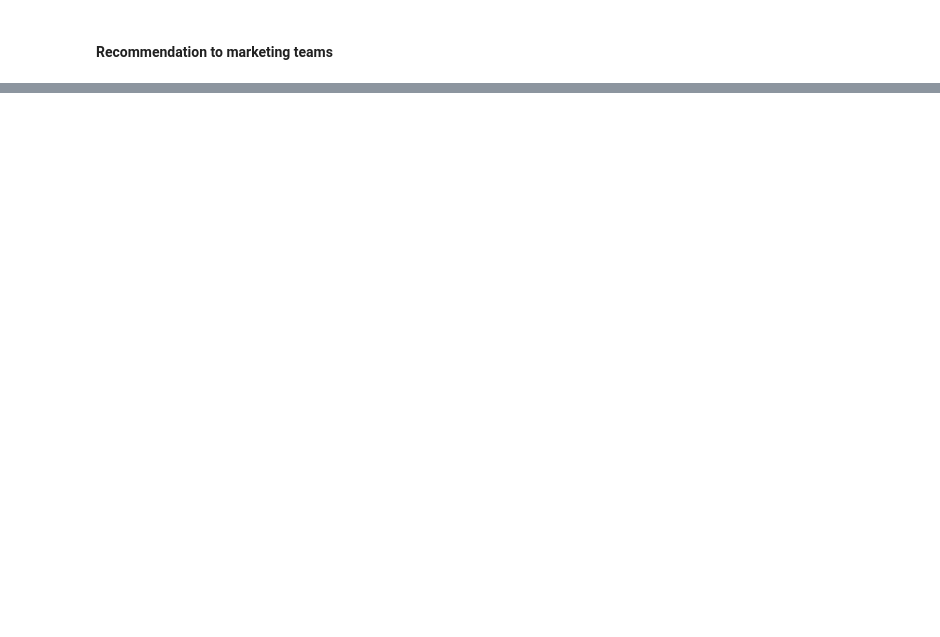
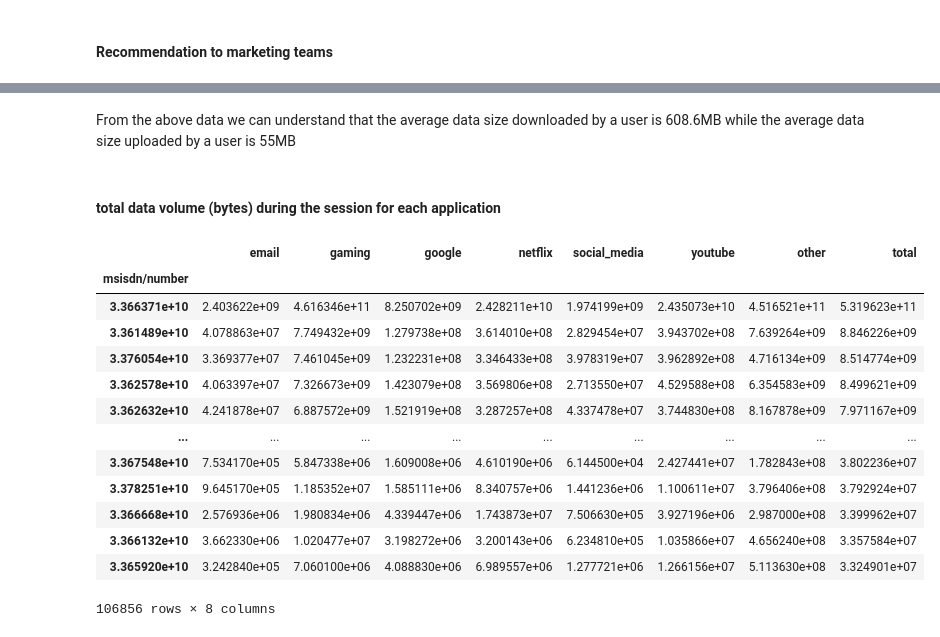
Before and after one commit to Berhanu13/User-Analytics-in-Telecommunication, a Jupyter notebook: notebooks/user_overview_analysis.ipynb, the cells around one changed output, grey strips where cells are left out. Drawn from its saved outputs; the diff is of its cells as text; code cells hidden in the pictures; blank space fills up the shorter version.

```diff
--- a/notebooks/user_overview_analysis.ipynb
+++ b/notebooks/user_overview_analysis.ipynb
@@ -174,0 +384,52 @@ Name: handset_type, dtype: int64
+# %% [markdown]
+From the above data we can understand that the average data size downloaded by a user is 608.6MB while the average data size uploaded by a user is 55MB
+# %% [markdown]
+#### total data volume (bytes) during the session for each application
+# %%
+total_data_volume = cleaned_df.groupby(["msisdn/number"]).agg({
+    "email_dl_(bytes)": "sum",
+    "email_ul_(bytes)": "sum",
+    "gaming_dl_(bytes)": "sum",
+    "gaming_ul_(bytes)": "sum",
+    "google_dl_(bytes)": "sum",
+    "google_ul_(bytes)": "sum",
+    "netflix_dl_(bytes)": "sum",
+    "netflix_ul_(bytes)": "sum",
+    "other_dl_(bytes)": "sum",
+    "other_ul_(bytes)": "sum",
+    "social_media_dl_(bytes)": "sum",
+    "social_media_ul_(bytes)": "sum",
+    "youtube_dl_(bytes)": "sum",
+    "youtube_ul_(bytes)": "sum",
+    "total_dl_(bytes)": "sum",
+    "total_ul_(bytes)": "sum"
+})[["email_dl_(bytes)","email_ul_(bytes)","gaming_dl_(bytes)","gaming_ul_(bytes)","google_dl_(bytes)","google_ul_(bytes)","netflix_dl_(bytes)","netflix_ul_(bytes)","other_dl_(bytes)","other_ul_(bytes)","social_media_dl_(bytes)","social_media_ul_(bytes)","youtube_dl_(bytes)","youtube_ul_(bytes)","total_dl_(bytes)","total_ul_(bytes)"]]
+
+total_data_volume["email"]=total_data_volume["email_dl_(bytes)"] + total_data_volume["email_ul_(bytes)"]
+total_data_volume["gaming"]=total_data_volume["gaming_dl_(bytes)"] + total_data_volume["gaming_ul_(bytes)"]
+total_data_volume["google"]=total_data_volume["google_dl_(bytes)"] + total_data_volume["google_ul_(bytes)"]
+total_data_volume["netflix"]=total_data_volume["netflix_dl_(bytes)"] + total_data_volume["netflix_ul_(bytes)"]
+total_data_volume["social_media"]=total_data_volume["social_media_dl_(bytes)"] + total_data_volume["social_media_ul_(bytes)"]
+total_data_volume["youtube"]=total_data_volume["youtube_dl_(bytes)"] + total_data_volume["youtube_ul_(bytes)"]
+total_data_volume["other"]=total_data_volume["other_dl_(bytes)"] + total_data_volume["other_ul_(bytes)"]
+total_data_volume["total"]=total_data_volume["total_dl_(bytes)"] + total_data_volume["total_ul_(bytes)"]
+
+total_data_volume=total_data_volume[["email","gaming","google","netflix","social_media","youtube","other","total"]]
+total_data_volume.sort_values(by=["total"],ascending=False,inplace=True)
+total_data_volume.dropna(axis=0,inplace=True)
+total_data_volume
+# %% [output]
+|  | email | gaming | google | netflix | social_media | youtube | other | total |
+| msisdn/number |  |  |  |  |  |  |  |  |
+| 3.366371e+10 | 2.403622e+09 | 4.616346e+11 | 8.250702e+09 | 2.428211e+10 | 1.974199e+09 | 2.435073e+10 | 4.516521e+11 | 5.319623e+11 |
+| 3.361489e+10 | 4.078863e+07 | 7.749432e+09 | 1.279738e+08 | 3.614010e+08 | 2.829454e+07 | 3.943702e+08 | 7.639264e+09 | 8.846226e+09 |
+| 3.376054e+10 | 3.369377e+07 | 7.461045e+09 | 1.232231e+08 | 3.346433e+08 | 3.978319e+07 | 3.962892e+08 | 4.716134e+09 | 8.514774e+09 |
+| 3.362578e+10 | 4.063397e+07 | 7.326673e+09 | 1.423079e+08 | 3.569806e+08 | 2.713550e+07 | 4.529588e+08 | 6.354583e+09 | 8.499621e+09 |
+| 3.362632e+10 | 4.241878e+07 | 6.887572e+09 | 1.521919e+08 | 3.287257e+08 | 4.337478e+07 | 3.744830e+08 | 8.167878e+09 | 7.971167e+09 |
+| ... | ... | ... | ... | ... | ... | ... | ... | ... |
+| 3.367548e+10 | 7.534170e+05 | 5.847338e+06 | 1.609008e+06 | 4.610190e+06 | 6.144500e+04 | 2.427441e+07 | 1.782843e+08 | 3.802236e+07 |
+| 3.378251e+10 | 9.645170e+05 | 1.185352e+07 | 1.585111e+06 | 8.340757e+06 | 1.441236e+06 | 1.100611e+07 | 3.796406e+08 | 3.792924e+07 |
+| 3.366668e+10 | 2.576936e+06 | 1.980834e+06 | 4.339447e+06 | 1.743873e+07 | 7.506630e+05 | 3.927196e+06 | 2.987000e+08 | 3.399962e+07 |
+| 3.366132e+10 | 3.662330e+06 | 1.020477e+07 | 3.198272e+06 | 3.200143e+06 | 6.234810e+05 | 1.035866e+07 | 4.656240e+08 | 3.357584e+07 |
+| 3.365920e+10 | 3.242840e+05 | 7.060100e+06 | 4.088830e+06 | 6.989557e+06 | 1.277721e+06 | 1.266156e+07 | 5.113630e+08 | 3.324901e+07 |
+106856 rows × 8 columns
```
Also changed, not shown: parts of 22 cells of this notebook.
